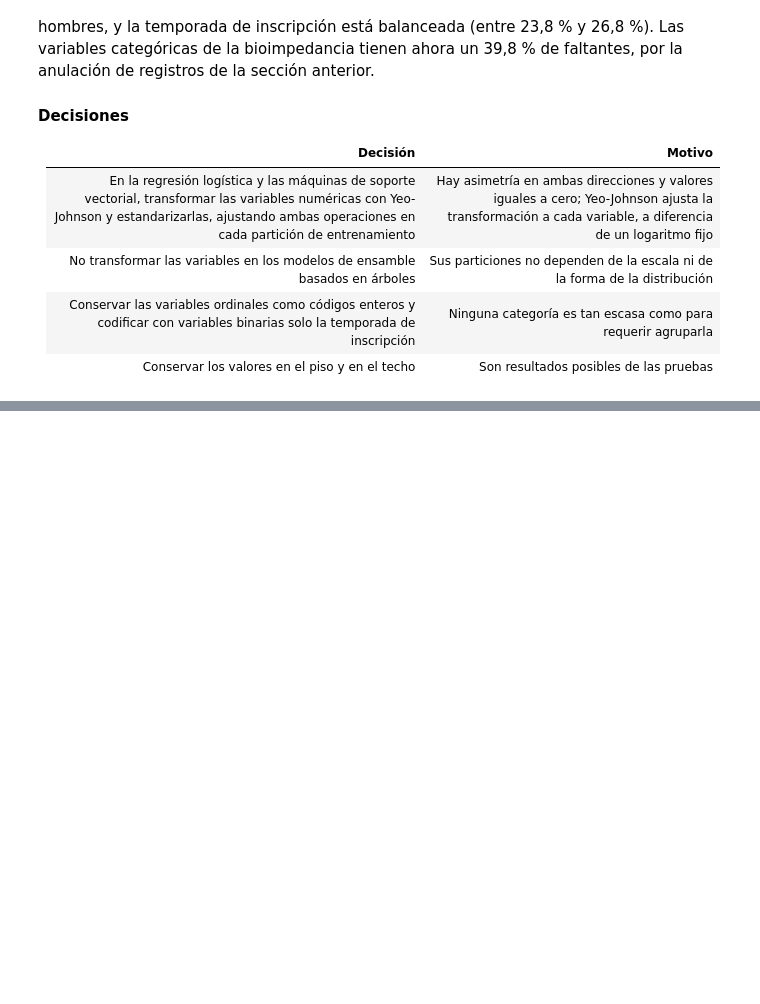
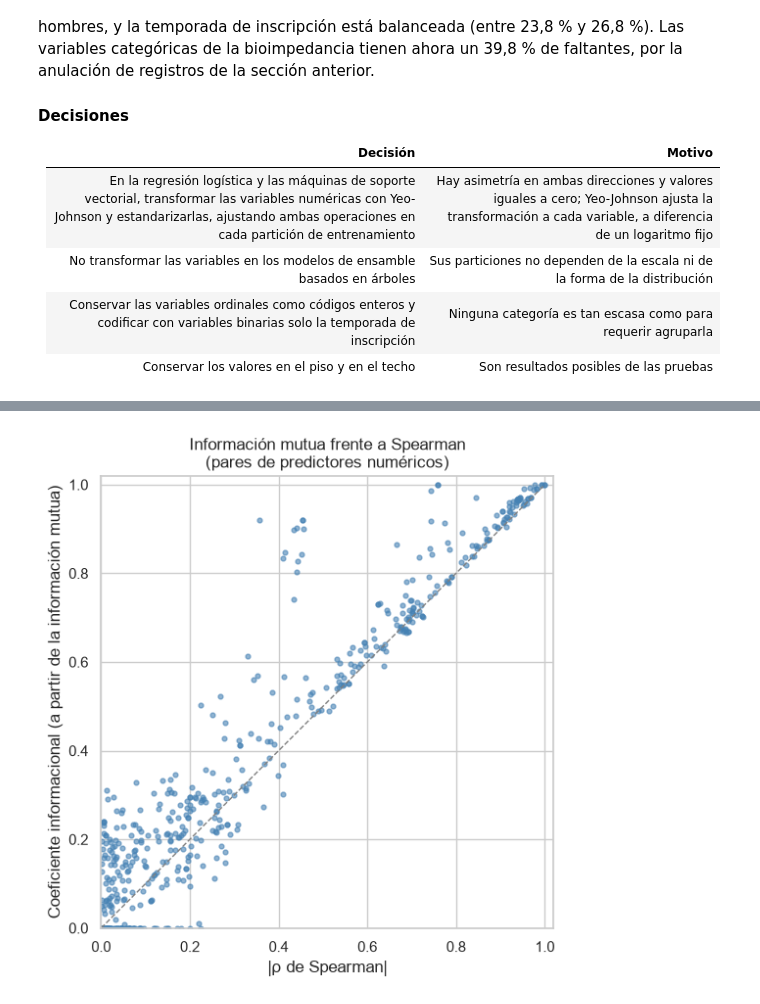
Before and after one commit to juanestebancg2806/piu-severity-prediction, a Jupyter notebook: notebooks/01_eda.ipynb, the cells around one changed output, grey strips where cells are left out. Saved outputs shown, nothing was run; the diff lists cells and outputs as text; code cells hidden in the pictures; blank space fills up the shorter version.

```diff
--- a/notebooks/01_eda.ipynb
+++ b/notebooks/01_eda.ipynb
@@ -1918,0 +2234,31 @@ Ninguna categoría es tan escasa como para requerir agruparla con otra. Las meno
+# %%
+diferencia_im = im_pares["coeficiente − |Spearman|"]
+display(
+    im_pares.loc[
+        diferencia_im.nlargest(15).index,
+        ["coeficiente informacional", "Spearman", "Pearson", "coeficiente − |Spearman|", "participantes"],
+    ]
+    .round(3)
+    .astype({"participantes": int})
+)
+
+fig, ax = plt.subplots(figsize=(6, 6))
+ax.scatter(
+    im_pares["Spearman"].abs(),
+    im_pares["coeficiente informacional"],
+    s=12,
+    alpha=0.6,
+    color="steelblue",
+)
+ax.plot([0, 1], [0, 1], color="gray", linestyle="--", linewidth=1)
+ax.set(
+    xlabel="|ρ de Spearman|",
+    ylabel="Coeficiente informacional (a partir de la información mutua)",
+    title="Información mutua frente a Spearman\n(pares de predictores numéricos)",
+    xlim=(0, 1.02),
+    ylim=(0, 1.02),
+)
+ax.set_aspect("equal")
+save_figure(fig, "informacion_mutua_vs_spearman", FIGURAS_EDA)
+plt.show()
+# %% [output]
@@ -1918,0 +2282 @@ Ninguna categoría es tan escasa como para requerir agruparla con otra. Las meno
+[figure, added]
```
Also changed, not shown: parts of 19 cells of this notebook, 6 other files.
